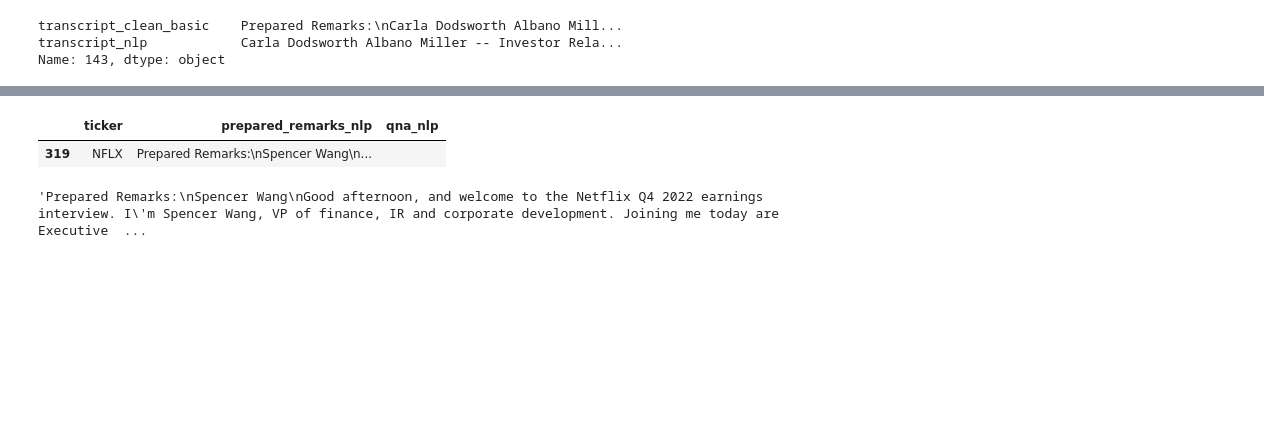
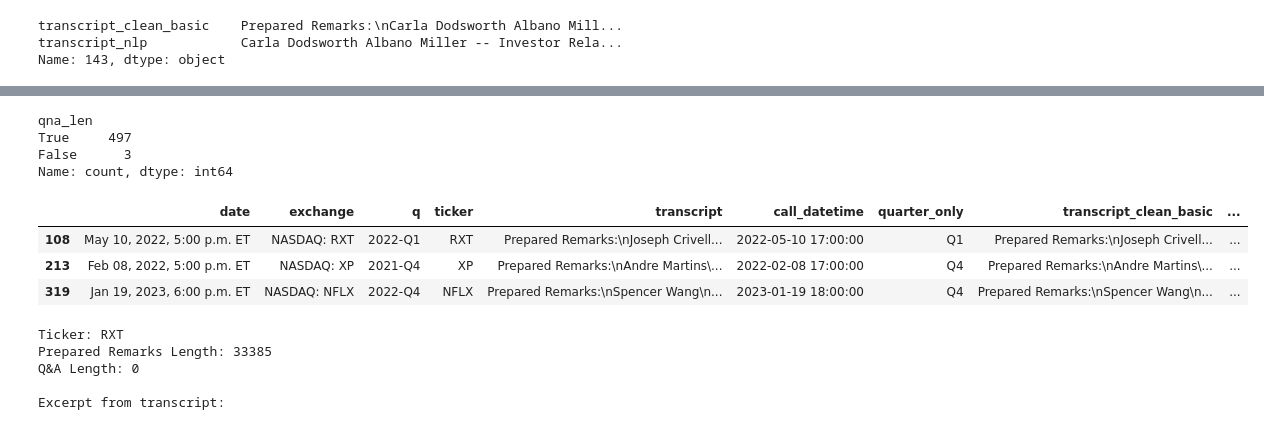
Before and after one commit to Seaner71/earnings-call-nlp, a Jupyter notebook: notebooks/01_data_loading_cleaning.ipynb, the cells around one changed output, grey strips where cells are left out. Saved outputs shown, nothing was run; the diff lists cells and outputs as text; code cells hidden in the pictures; blank space fills up the shorter version.

```diff
--- a/notebooks/01_data_loading_cleaning.ipynb
+++ b/notebooks/01_data_loading_cleaning.ipynb
@@ -293,2 +286,0 @@ def split_qanda_full_multi(text):
-# %%
-text = df_sample.loc[0, "transcript_nlp"]
@@ -299,4 +286,0 @@ len(text)
-# %%
-for i,word in enumerate(text.split(' ')):
-    if word == '&':
-        print(i)
@@ -371,13 +286,0 @@ max     51642.00000  82412.000000
-# %%
-# Find rows with no Q&A
-no_qna = df_sample[df_sample['qna_len'] == 0]
-
-# Inspect
-no_qna[['ticker', 'prepared_remarks_nlp', 'qna_nlp']]
-# %% [output]
-|  | ticker | prepared_remarks_nlp | qna_nlp |
-| 319 | NFLX | Prepared Remarks:\nSpencer Wang\n... |  |
-# %%
-df_sample.iloc[319]['prepared_remarks_nlp']
-# %% [output]
-'Prepared Remarks:\nSpencer Wang\nGood afternoon, and welcome to the Netflix Q4 2022 earnings interview. I\'m Spencer Wang, VP of finance, IR and corporate development. Joining me today are Executive  ...
@@ -383,0 +318,32 @@ df_sample.iloc[319]['prepared_remarks_nlp']
+# %%
+(df_sample["qna_len"] > 0).value_counts()
+# %% [output]
+qna_len
+True     497
+False      3
+Name: count, dtype: int64
+# %%
+# find roiws where not find q and a section
+noqna = df_sample[df_sample["qna_len"] == 0]
+noqna
+# %% [output]
+|  | date | exchange | q | ticker | transcript | call_datetime | quarter_only | transcript_clean_basic | ... |
+| 108 | May 10, 2022, 5:00 p.m. ET | NASDAQ: RXT | 2022-Q1 | RXT | Prepared Remarks:\nJoseph Crivell... | 2022-05-10 17:00:00 | Q1 | Prepared Remarks:\nJoseph Crivell... | ... |
+| 213 | Feb 08, 2022, 5:00 p.m. ET | NASDAQ: XP | 2021-Q4 | XP | Prepared Remarks:\nAndre Martins\... | 2022-02-08 17:00:00 | Q4 | Prepared Remarks:\nAndre Martins\... | ... |
+| 319 | Jan 19, 2023, 6:00 p.m. ET | NASDAQ: NFLX | 2022-Q4 | NFLX | Prepared Remarks:\nSpencer Wang\n... | 2023-01-19 18:00:00 | Q4 | Prepared Remarks:\nSpencer Wang\n... | ... |
+# %%
+no_qna = df_sample[df_sample['qna_len'] == 0]
+
+# Inspect first one
+first_no_qna = no_qna.iloc[0]
+
+print("Ticker:", first_no_qna['ticker'])
+print("Prepared Remarks Length:", len(first_no_qna['prepared_remarks']))
+print("Q&A Length:", len(first_no_qna['qna']))
+print("\nExcerpt from transcript:")
+# %% [output]
+Ticker: RXT
+Prepared Remarks Length: 33385
+Q&A Length: 0
+
+Excerpt from transcript:
```
Also changed, not shown: parts of 23 cells of this notebook.
